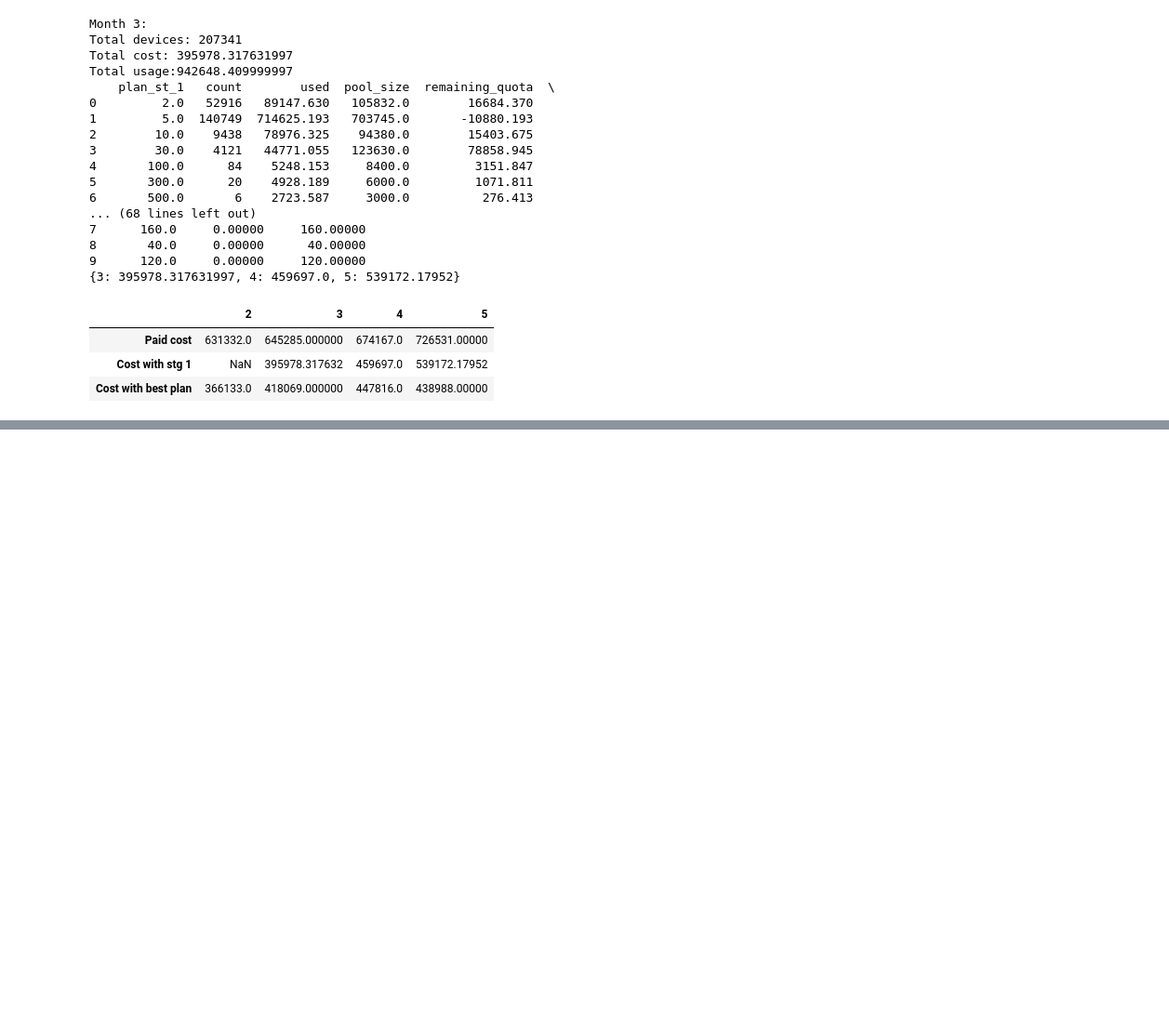
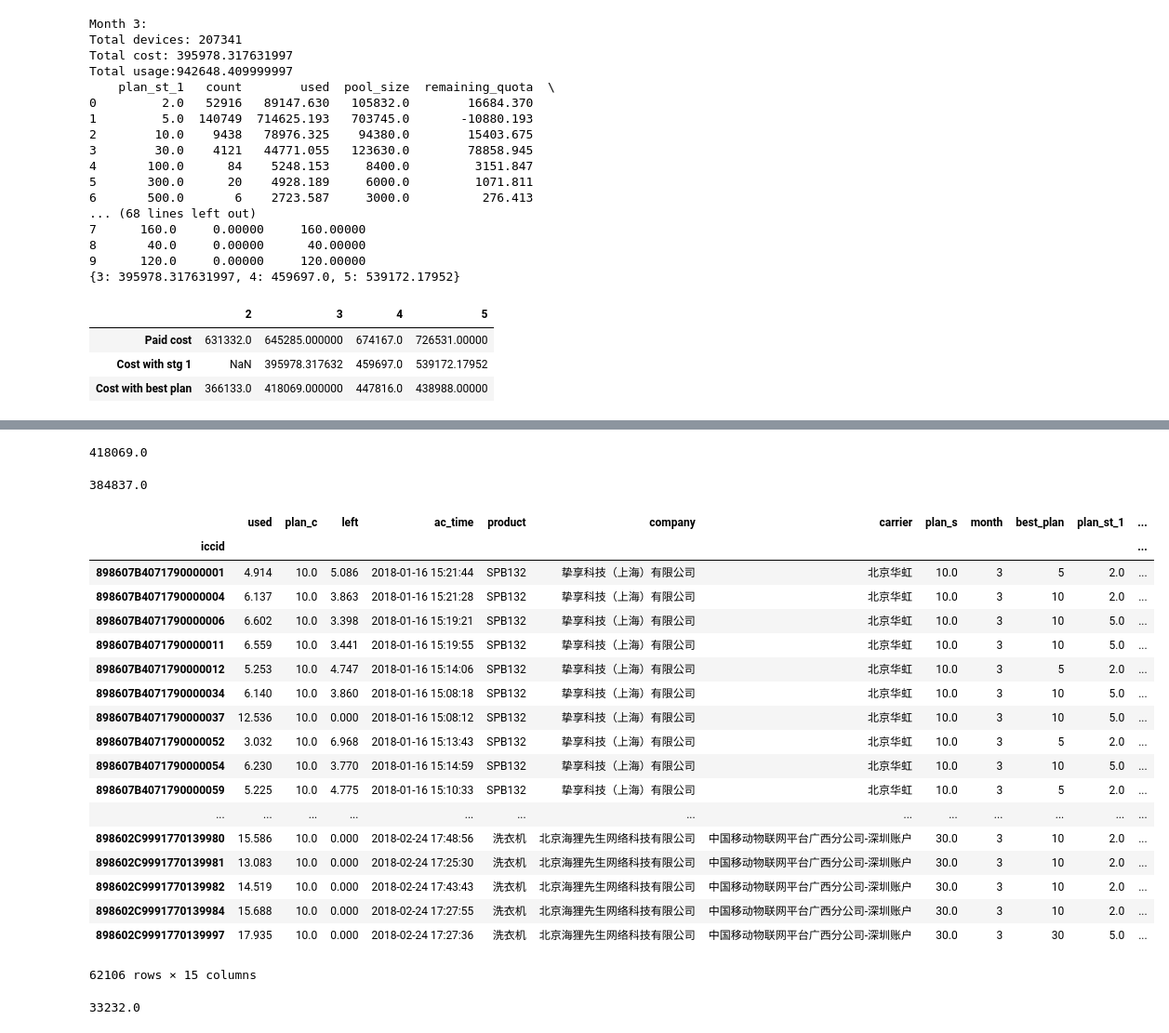
Before and after one commit to comsaint/DeviceUsageAnalysis, a Jupyter notebook: DataExplore.ipynb, the cells around one changed output, grey strips where cells are left out. Shown at 93% size. Saved outputs shown, nothing was run; the diff lists cells and outputs as text; code cells hidden in the pictures; blank space fills up the shorter version.

```diff
--- a/DataExplore.ipynb
+++ b/DataExplore.ipynb
@@ -31,6 +31,7 @@ df = df[df['plan_c']!=6]
 # Assign all $0 plan to $10
 df_nozeroplan = df.copy()
 df_nozeroplan['plan_c'] = df['plan_c'].replace(0.0, 10.0)
+df_nozeroplan['plan_s'] = df['plan_s'].replace(0.0, 10.0)
 # %%
-df['best_plan'] = df['used'].apply(get_best_plan)
+df_nozeroplan['best_plan'] = df_nozeroplan['used'].apply(get_best_plan)
 # %%
@@ -154,6 +149,7 @@ Total usage:803452.053999995
 1. If a device was activated before this month, use last month's usage as prediction and evaluate this month's plan.
 2. If a device was not activated before this month (i.e. first seen this month), use plan_s as this month's plan.
 # %%
+lst_stg_1 = []
 cost_strategy_1 = dict()
 for mth in [3, 4, 5]:
     df_this_month = df_nozeroplan[df_nozeroplan['month']==mth]
@@ -167,6 +163,8 @@ for mth in [3, 4, 5]:
     df_this_month['plan_s'].replace(0.0, 10.0, inplace=True)
     # Fill in NaN best_plan_lastmonth
     df_this_month['plan_st_1'].fillna(df_this_month['plan_s'], inplace=True)
+    lst_stg_1.append(df_this_month)
+    #df_this_month.to_csv('df_nonzero_{}.csv'.format(mth))
     # Calculate cost of this month, using strategy 1
     print("Month {}:".format(mth))
     cost_strategy_1.update({mth: calculate_cost_with_data_pool(df_this_month, col_plan='plan_st_1', verbose=True)})
@@ -202,0 +214,6 @@ df_compare.head()
+# %%
+sum(df_nozeroplan[df_nozeroplan['month']==3]['best_plan_fixed_cost'])
+# %% [output]
+418069.0
+# %%
+df_stg_1_Mar = lst_stg_1[0]
@@ -202,0 +226,26 @@ df_compare.head()
+# %%
+sum(df_stg_1_Mar['st_1_plan_fixed_cost'])
+# %% [output]
+384837.0
+# %%
+df_stg_1_Mar[df_stg_1_Mar['best_plan_fixed_cost']>df_stg_1_Mar['st_1_plan_fixed_cost']]
+# %% [output]
+|  | used | plan_c | left | ac_time | product | company | carrier | plan_s | month | best_plan | plan_st_1 | ... |
+| iccid |  |  |  |  |  |  |  |  |  |  |  | ... |
+| 898607B4071790000001 | 4.914 | 10.0 | 5.086 | 2018-01-16 15:21:44 | SPB132 | 挚享科技（上海）有限公司 | 北京华虹 | 10.0 | 3 | 5 | 2.0 | ... |
+| 898607B4071790000004 | 6.137 | 10.0 | 3.863 | 2018-01-16 15:21:28 | SPB132 | 挚享科技（上海）有限公司 | 北京华虹 | 10.0 | 3 | 10 | 2.0 | ... |
+| 898607B4071790000006 | 6.602 | 10.0 | 3.398 | 2018-01-16 15:19:21 | SPB132 | 挚享科技（上海）有限公司 | 北京华虹 | 10.0 | 3 | 10 | 5.0 | ... |
+| 898607B4071790000011 | 6.559 | 10.0 | 3.441 | 2018-01-16 15:19:55 | SPB132 | 挚享科技（上海）有限公司 | 北京华虹 | 10.0 | 3 | 10 | 5.0 | ... |
+| 898607B4071790000012 | 5.253 | 10.0 | 4.747 | 2018-01-16 15:14:06 | SPB132 | 挚享科技（上海）有限公司 | 北京华虹 | 10.0 | 3 | 5 | 2.0 | ... |
+| 898607B4071790000034 | 6.140 | 10.0 | 3.860 | 2018-01-16 15:08:18 | SPB132 | 挚享科技（上海）有限公司 | 北京华虹 | 10.0 | 3 | 10 | 5.0 | ... |
+| 898607B4071790000037 | 12.536 | 10.0 | 0.000 | 2018-01-16 15:08:12 | SPB132 | 挚享科技（上海）有限公司 | 北京华虹 | 10.0 | 3 | 10 | 5.0 | ... |
+| 898607B4071790000052 | 3.032 | 10.0 | 6.968 | 2018-01-16 15:13:43 | SPB132 | 挚享科技（上海）有限公司 | 北京华虹 | 10.0 | 3 | 5 | 2.0 | ... |
+| 898607B4071790000054 | 6.230 | 10.0 | 3.770 | 2018-01-16 15:14:59 | SPB132 | 挚享科技（上海）有限公司 | 北京华虹 | 10.0 | 3 | 10 | 5.0 | ... |
+| 898607B4071790000059 | 5.225 | 10.0 | 4.775 | 2018-01-16 15:10:33 | SPB132 | 挚享科技（上海）有限公司 | 北京华虹 | 10.0 | 3 | 5 | 2.0 | ... |
+| ... | ... | ... | ... | ... | ... | ... | ... | ... | ... | ... | ... | ... |
+| 898602C9991770139980 | 15.586 | 10.0 | 0.000 | 2018-02-24 17:48:56 | 洗衣机 | 北京海狸先生网络科技有限公司 | 中国移动物联网平台广西分公司-深圳账户 | 30.0 | 3 | 10 | 2.0 | ... |
+| 898602C9991770139981 | 13.083 | 10.0 | 0.000 | 2018-02-24 17:25:30 | 洗衣机 | 北京海狸先生网络科技有限公司 | 中国移动物联网平台广西分公司-深圳账户 | 30.0 | 3 | 10 | 2.0 | ... |
+| 898602C9991770139982 | 14.519 | 10.0 | 0.000 | 2018-02-24 17:43:43 | 洗衣机 | 北京海狸先生网络科技有限公司 | 中国移动物联网平台广西分公司-深圳账户 | 30.0 | 3 | 10 | 2.0 | ... |
+| 898602C9991770139984 | 15.688 | 10.0 | 0.000 | 2018-02-24 17:27:55 | 洗衣机 | 北京海狸先生网络科技有限公司 | 中国移动物联网平台广西分公司-深圳账户 | 30.0 | 3 | 10 | 2.0 | ... |
+| 898602C9991770139997 | 17.935 | 10.0 | 0.000 | 2018-02-24 17:27:36 | 洗衣机 | 北京海狸先生网络科技有限公司 | 中国移动物联网平台广西分公司-深圳账户 | 30.0 | 3 | 30 | 5.0 | ... |
+62106 rows × 15 columns
@@ -202,0 +255,4 @@ df_compare.head()
+# %%
+sum(df_stg_1_Mar['plan_fixed_diff'])
+# %% [output]
+33232.0
```
Also changed, not shown: parts of 30 cells of this notebook, 1 other file.
